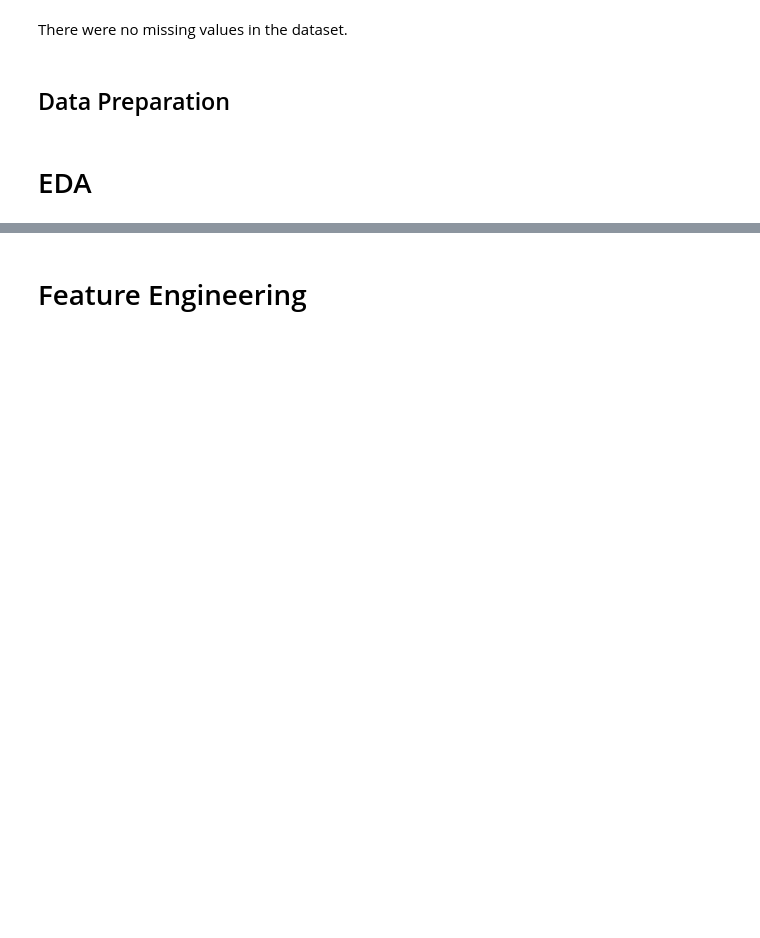
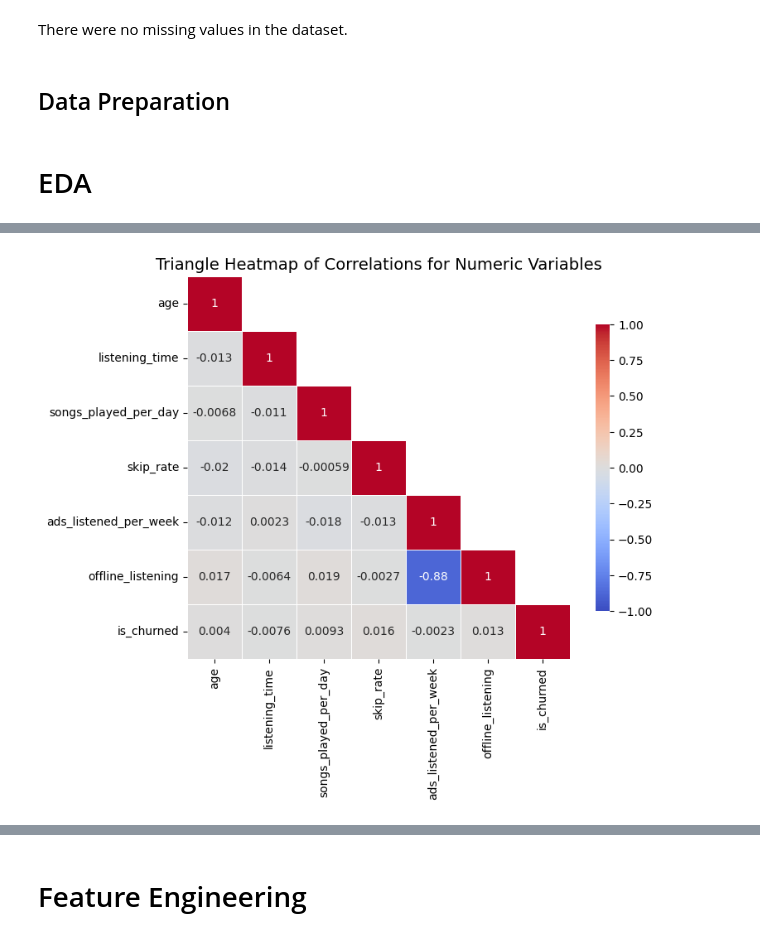
Before and after one commit to xuany823/ADS505_Final_Project, a Jupyter notebook: Spotify_Churn.ipynb, the cells around one changed output, grey strips where cells are left out. Cells and saved outputs as stored; diff of their text form; code cells hidden in the pictures; blank space fills up the shorter version.

```diff
--- a/Spotify_Churn.ipynb
+++ b/Spotify_Churn.ipynb
@@ -183,0 +217,31 @@ plt.show()
+# %%
+# Construct the correlation heatmap for the numeric variables
+
+# Compute the correlation matrix
+# Select only numeric columns for correlation calculation
+numeric_df = df.select_dtypes(include=np.number)
+corr = numeric_df.corr()
+
+# Create a mask for the upper triangle, excluding the diagonal
+mask = np.triu(np.ones_like(corr, dtype=bool), k=1)
+
+# Set up the matplotlib figure
+plt.figure(figsize=(8, 6))
+
+# Draw the heatmap with the mask
+sns.heatmap(
+    corr,
+    mask=mask,
+    cmap="coolwarm",
+    vmin=-1, vmax=1,
+    center=0,
+    annot=True,
+    square=True,
+    linewidths=0.5,
+    cbar_kws={"shrink": 0.75}
+)
+
+plt.title("Triangle Heatmap of Correlations for Numeric Variables", fontsize=14)
+plt.show()
+# %% [output]
+[figure, added]
```
Also changed, not shown: parts of 50 cells of this notebook.
